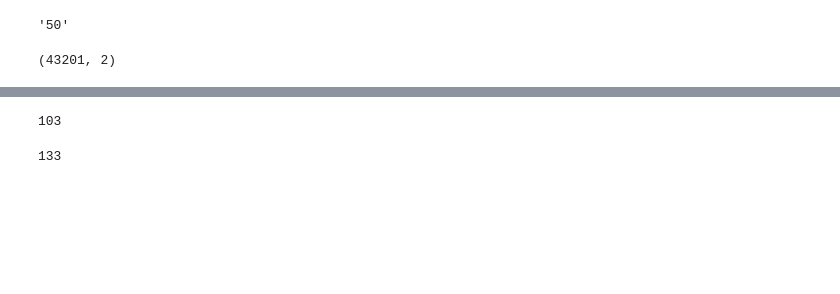
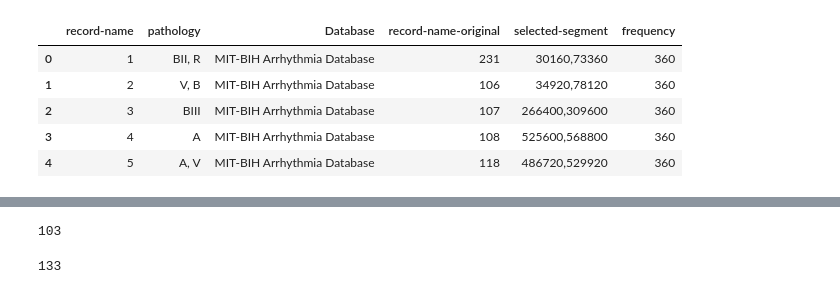
Before and after one commit to RafaelSilva7/ssl-mhealth-data, a Jupyter notebook: notebooks/but-pdb.ipynb, the cells around one changed output, grey strips where cells are left out. Saved outputs shown, nothing was run; the diff lists cells and outputs as text; code cells hidden in the pictures; blank space fills up the shorter version.

```diff
--- a/notebooks/but-pdb.ipynb
+++ b/notebooks/but-pdb.ipynb
@@ -42,8 +47,9 @@ for record in records:
-# %%
-qrs.record_name
-# %% [output]
-'50'
-# %%
-data[0].shape
-# %% [output]
-(43201, 2)
+# %%
+records_info.head()
+# %% [output]
+|  | record-name | pathology | Database | record-name-original | selected-segment | frequency |
+| 0 | 1 | BII, R | MIT-BIH Arrhythmia Database | 231 | 30160,73360 | 360 |
+| 1 | 2 | V, B | MIT-BIH Arrhythmia Database | 106 | 34920,78120 | 360 |
+| 2 | 3 | BIII | MIT-BIH Arrhythmia Database | 107 | 266400,309600 | 360 |
+| 3 | 4 | A | MIT-BIH Arrhythmia Database | 108 | 525600,568800 | 360 |
+| 4 | 5 | A, V | MIT-BIH Arrhythmia Database | 118 | 486720,529920 | 360 |
```
Also changed, not shown: parts of 4 cells of this notebook, 1 other file.
